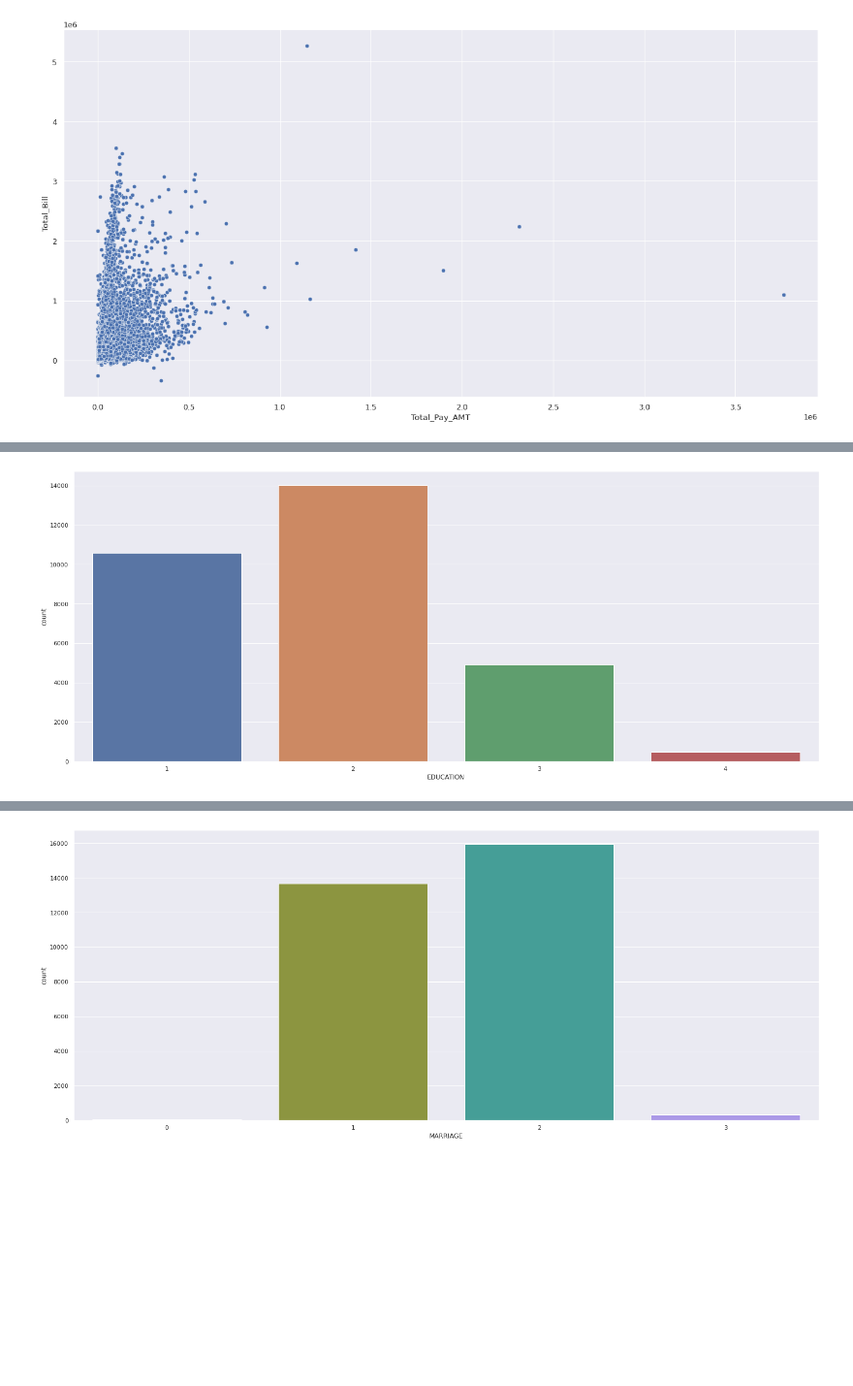
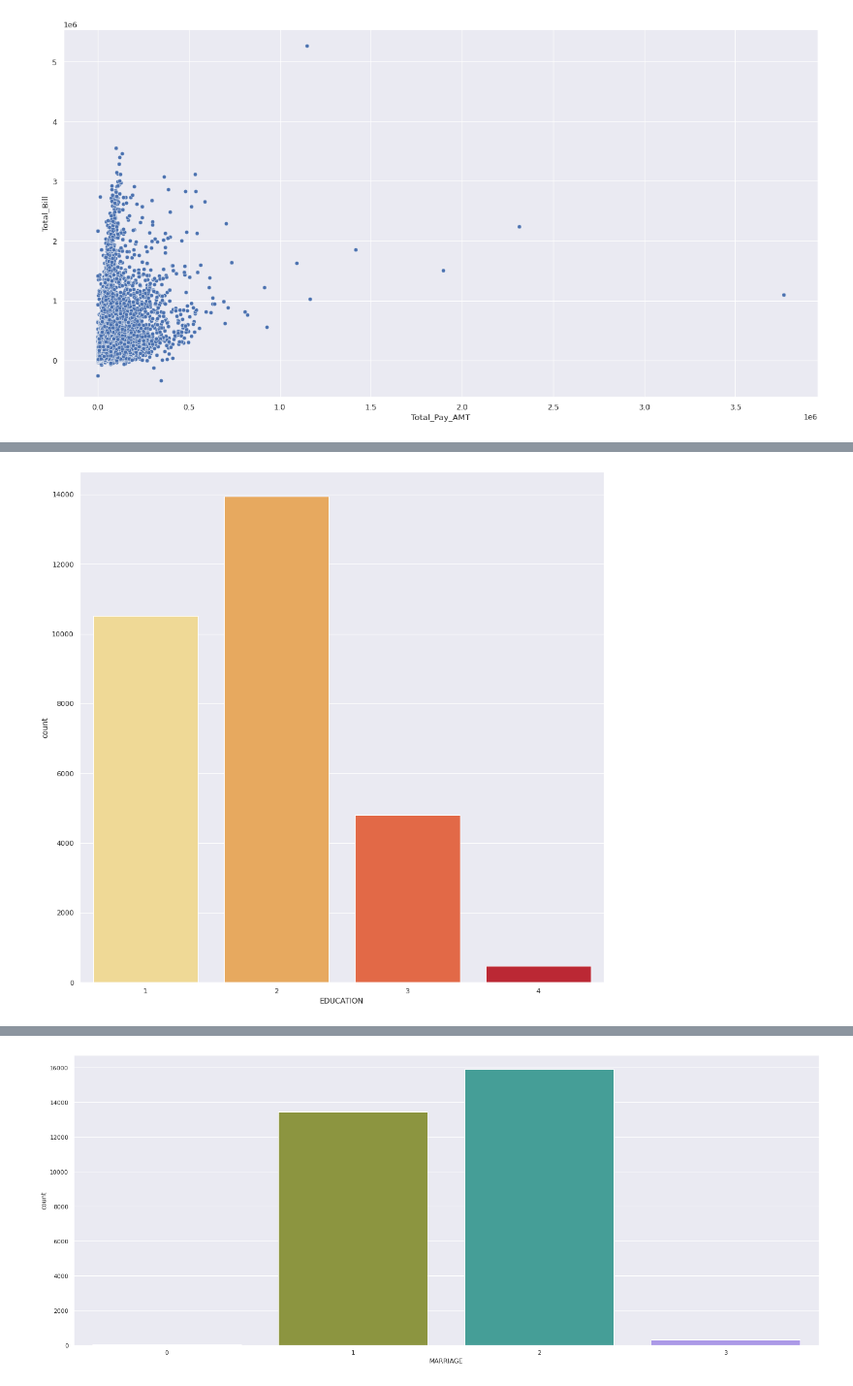
Before and after one commit to gauravkinhikar97/Credit-card-default-prediction-by-Gaurav-kinhikar, a Jupyter notebook: Copy_of_Credit_Card_Default_Prediction_Capstone_Project.ipynb, the cells around one changed output, grey strips where cells are left out. Shown at 97% size. Drawn from its saved outputs; the diff is of its cells as text; code cells hidden in the pictures; blank space fills up the shorter version.

```diff
--- a/Copy_of_Credit_Card_Default_Prediction_Capstone_Project.ipynb
+++ b/Copy_of_Credit_Card_Default_Prediction_Capstone_Project.ipynb
@@ -314,5 +329,0 @@ sns.countplot(x=df['rePAY_1'],hue=df['default payment next month'])
-# %%
-fil = (df.rePAY_1 == 0) | (df.rePAY_1 == 5) | (df.rePAY_1 == 6)
-df.loc[fil, 'EDUCATION'] = 4
-# %%
-df.drop(df['ID'],inplace = True)# do not used this for understanding gauarv kinhikar
@@ -356,6 +373,6 @@ EDUCATION
 0       14
 dtype: int64
 # %%
-sns.countplot('EDUCATION',data = df)
-plt.rcParams['figure.figsize'] = (25, 5)
+sns.countplot('EDUCATION',data = df,palette="YlOrRd")
+plt.rcParams['figure.figsize'] = (15, 15)
 # %% [output]
@@ -363,9 +382,9 @@ plt.rcParams['figure.figsize'] = (25, 5)
 # %%
-fil = (df.EDUCATION == 0) | (df.EDUCATION == 5) | (df.EDUCATION == 6)
-df.loc[fil, 'EDUCATION'] = 4
+Merge = (df.EDUCATION == 0) | (df.EDUCATION == 5) | (df.EDUCATION == 6)
+df.loc[Merge, 'EDUCATION'] = 4
 # %%
-sns.countplot('EDUCATION',data = df)
-plt.rcParams['figure.figsize'] = (25,10)
+sns.countplot('EDUCATION',data = df,palette="YlOrRd")
+plt.rcParams['figure.figsize'] = (15, 15)
 # %% [output]
-[figure, old version]
+[figure, new version]
 # %%
```
Also changed, not shown: parts of 171 cells of this notebook.
